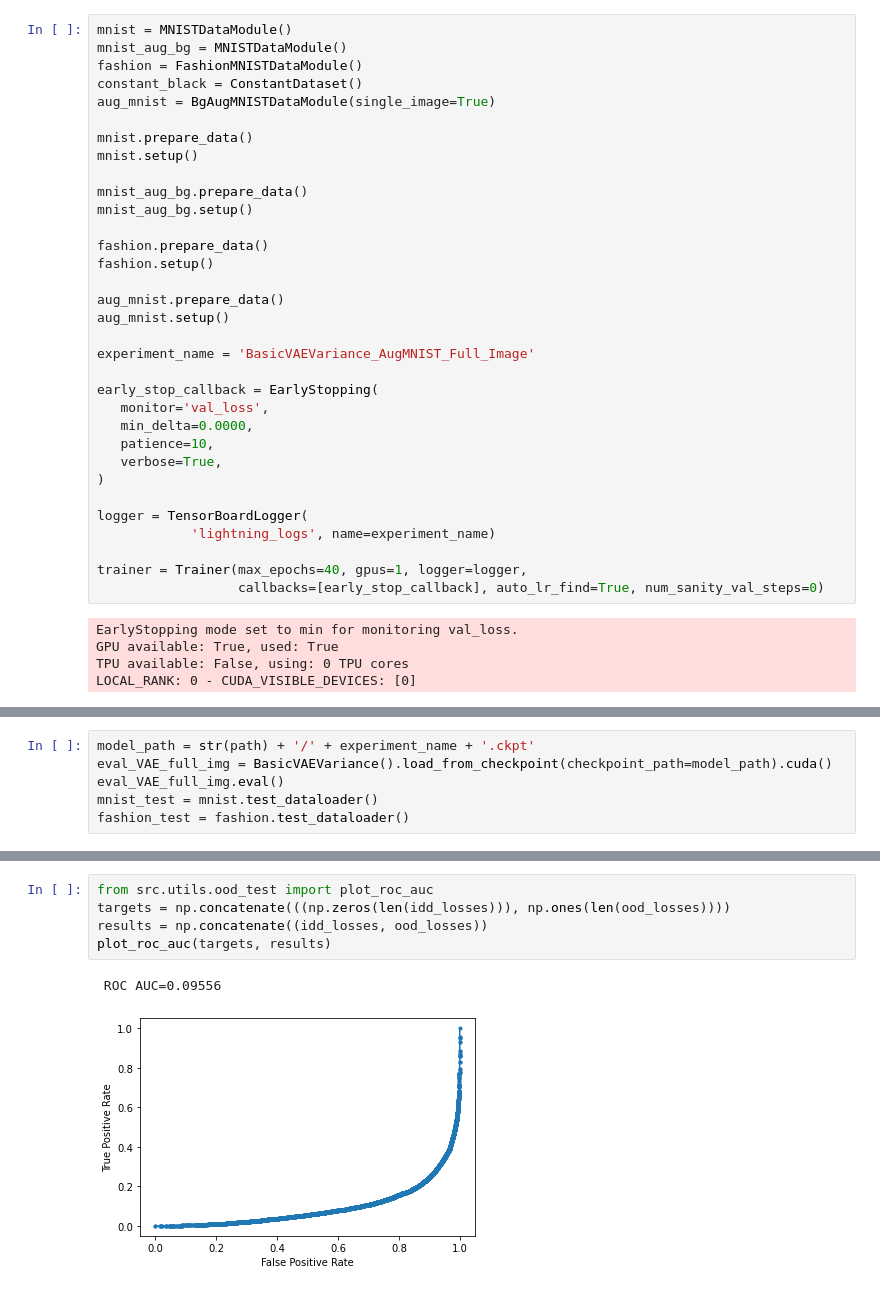
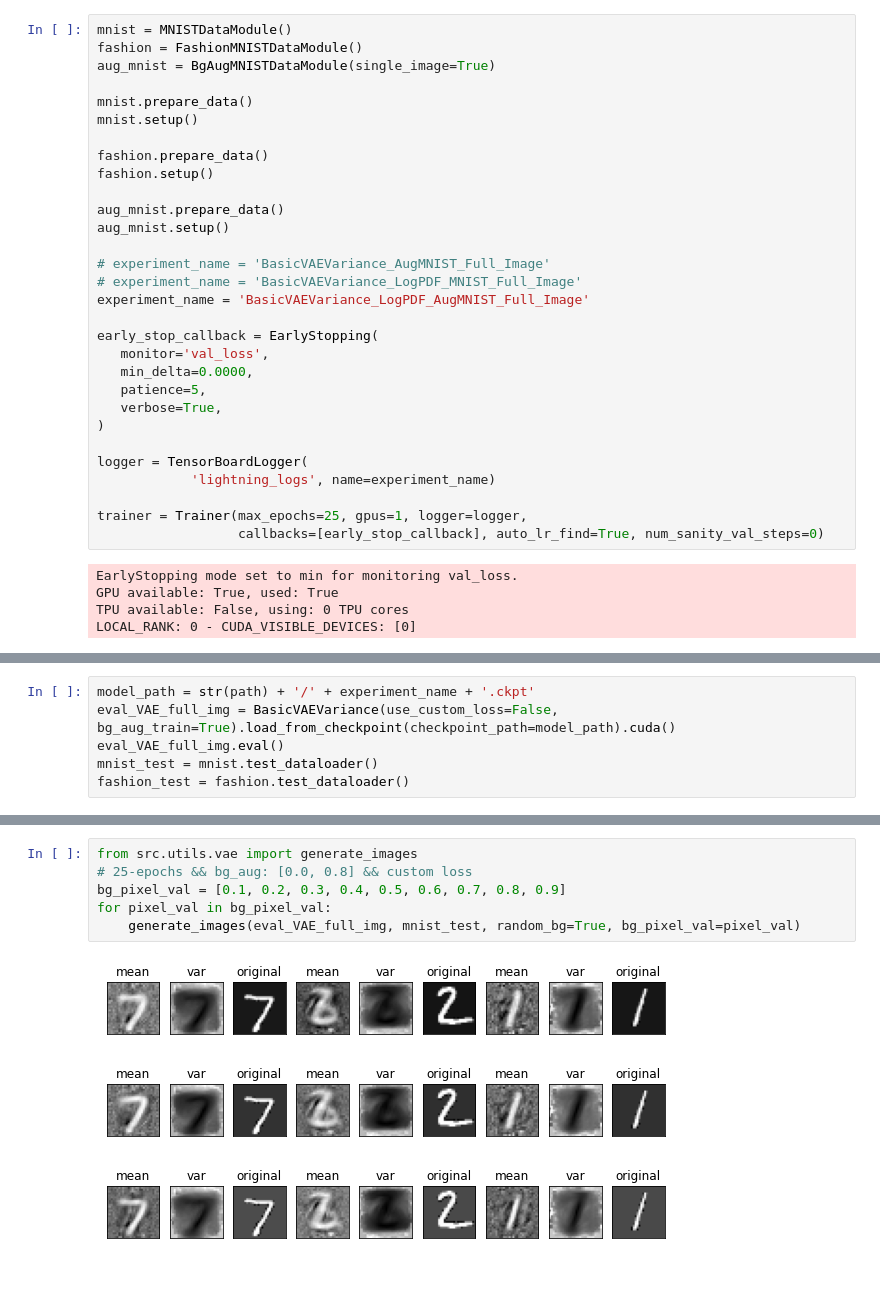
Before and after one commit to kredde/background-masked-generative-models, a Jupyter notebook: notebooks/08-VAEVariance-AugmentedMNIST-Salih.ipynb, the cells around one changed output, grey strips where cells are left out. Drawn from its saved outputs; the diff is of its cells as text.

```diff
--- a/notebooks/08-VAEVariance-AugmentedMNIST-Salih.ipynb
+++ b/notebooks/08-VAEVariance-AugmentedMNIST-Salih.ipynb
@@ -54,16 +53,11 @@ cuda:0
 42
 # %%
 mnist = MNISTDataModule()
-mnist_aug_bg = MNISTDataModule()
 fashion = FashionMNISTDataModule()
-constant_black = ConstantDataset()
 aug_mnist = BgAugMNISTDataModule(single_image=True)
 
 mnist.prepare_data()
 mnist.setup()
-
-mnist_aug_bg.prepare_data()
-mnist_aug_bg.setup()
 
 fashion.prepare_data()
 fashion.setup()
@@ -71,19 +65,21 @@ fashion.setup()
 aug_mnist.prepare_data()
 aug_mnist.setup()
 
-experiment_name = 'BasicVAEVariance_AugMNIST_Full_Image'
+# experiment_name = 'BasicVAEVariance_AugMNIST_Full_Image'
+# experiment_name = 'BasicVAEVariance_LogPDF_MNIST_Full_Image'
+experiment_name = 'BasicVAEVariance_LogPDF_AugMNIST_Full_Image'
 
 early_stop_callback = EarlyStopping(
    monitor='val_loss',
    min_delta=0.0000,
-   patience=10,
+   patience=5,
    verbose=True,
 )
 
 logger = TensorBoardLogger(
             'lightning_logs', name=experiment_name)
 
-trainer = Trainer(max_epochs=40, gpus=1, logger=logger,
+trainer = Trainer(max_epochs=25, gpus=1, logger=logger,
                   callbacks=[early_stop_callback], auto_lr_find=True, num_sanity_val_steps=0)
 # %% [output]
 EarlyStopping mode set to min for monitoring val_loss.
@@ -106,6 +113,6 @@ path = Path('models/' + experiment_name)
 # %%
 model_path = str(path) + '/' + experiment_name + '.ckpt'
-eval_VAE_full_img = BasicVAEVariance().load_from_checkpoint(checkpoint_path=model_path).cuda()
+eval_VAE_full_img = BasicVAEVariance(use_custom_loss=False, bg_aug_train=True).load_from_checkpoint(checkpoint_path=model_path).cuda()
 eval_VAE_full_img.eval()
 mnist_test = mnist.test_dataloader()
 fashion_test = fashion.test_dataloader()
@@ -144,8 +119,10 @@ print(len(idd_losses))
-# %%
-from src.utils.ood_test import plot_roc_auc
-targets = np.concatenate(((np.zeros(len(idd_losses))), np.ones(len(ood_losses))))
-results = np.concatenate((idd_losses, ood_losses))
-plot_roc_auc(targets, results)
-# %% [output]
- ROC AUC=0.09556
-[figure, removed]
+# %%
+from src.utils.vae import generate_images
+# 25-epochs && bg_aug: [0.0, 0.8] && custom loss
+bg_pixel_val = [0.1, 0.2, 0.3, 0.4, 0.5, 0.6, 0.7, 0.8, 0.9]
+for pixel_val in bg_pixel_val:
+    generate_images(eval_VAE_full_img, mnist_test, random_bg=True, bg_pixel_val=pixel_val)
+# %% [output]
+[figure, added]
+[figure, added]
+[figure, added]
```
Also changed, not shown: parts of 14 cells of this notebook, 4 other files.
